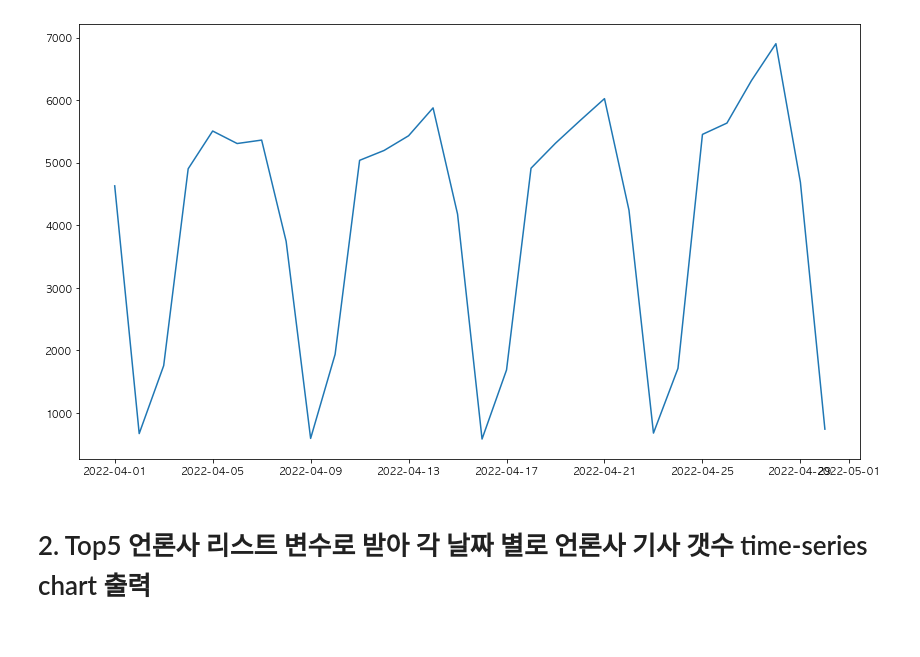
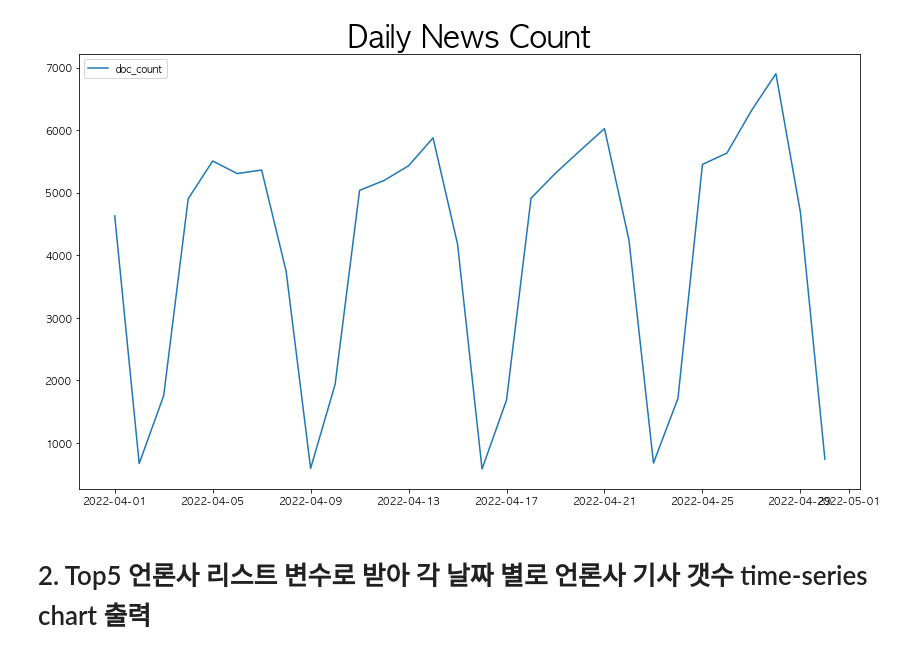
Before and after one commit to MalrangQuant/Unstructrued_data_TP, a Jupyter notebook: Final Organization/Final_Organization_Module.ipynb, the cells around one changed output. Cells and saved outputs as stored; diff of their text form; code cells hidden in the pictures.

```diff
--- a/Final Organization/Final_Organization_Module.ipynb
+++ b/Final Organization/Final_Organization_Module.ipynb
@@ -10,7 +11,7 @@ rc('font', family='AppleGothic')
 
 plt.rcParams['axes.unicode_minus'] = False
 # %%
-def df_plotting(df, title):
+def df_plotting(df, title='Insert Title'):
 
     column_idx = df.columns.to_list()
     time_idx = df.index.to_list()
@@ -65,9 +66,9 @@ def daily_news_df():
 # %%
 df = daily_news_df()
 # %%
-df_plotting(df)
+df_plotting(df, "Daily News Count")
 # %% [output]
-[figure, old version]
+[figure, new version]
 # %% [markdown]
 # 2. Top5 언론사 리스트 변수로 받아 각 날짜 별로 언론사 기사 갯수 time-series chart 출력
 # %% [markdown]
```
Also changed, not shown: parts of 17 cells of this notebook, 17 other files.
